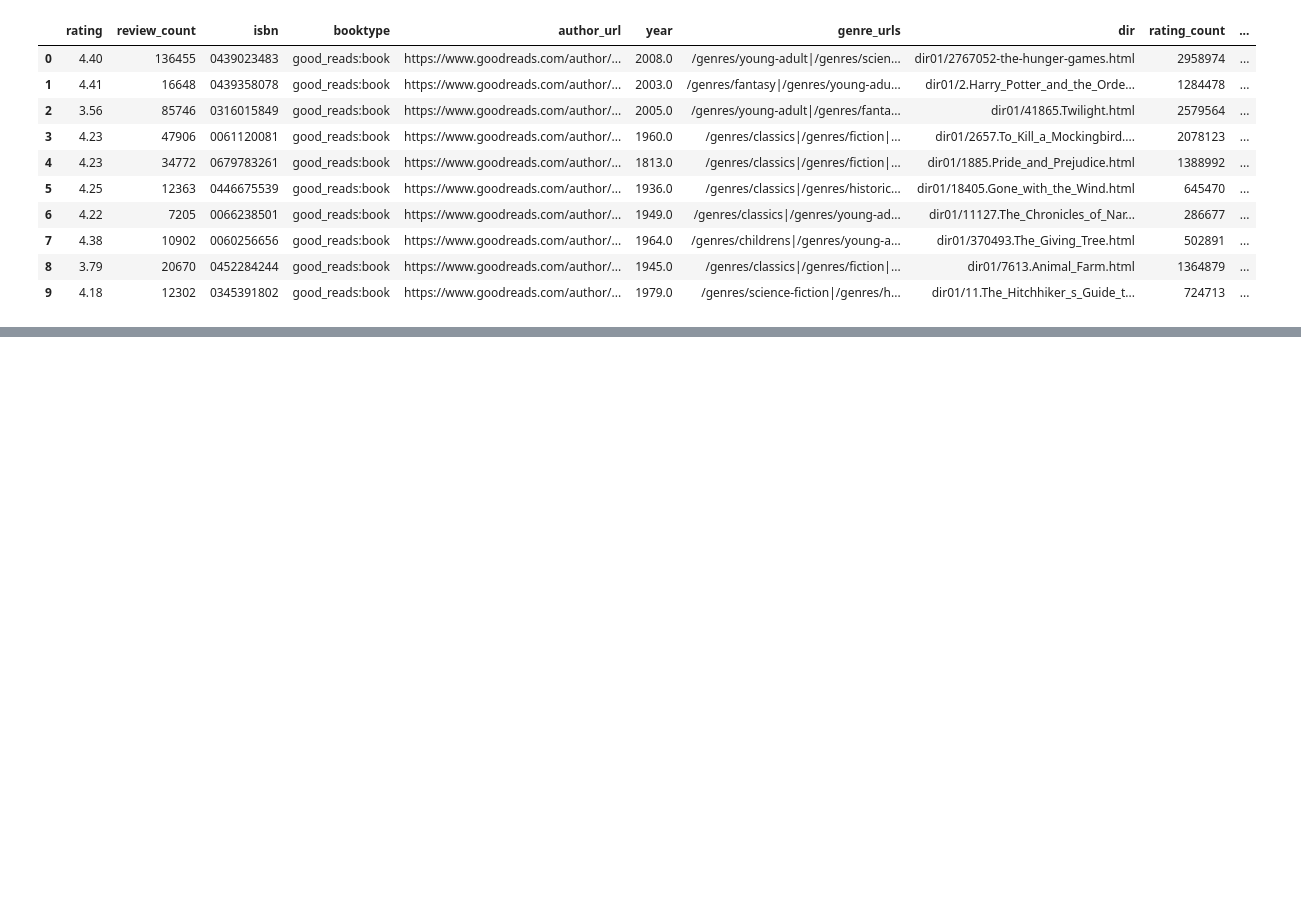
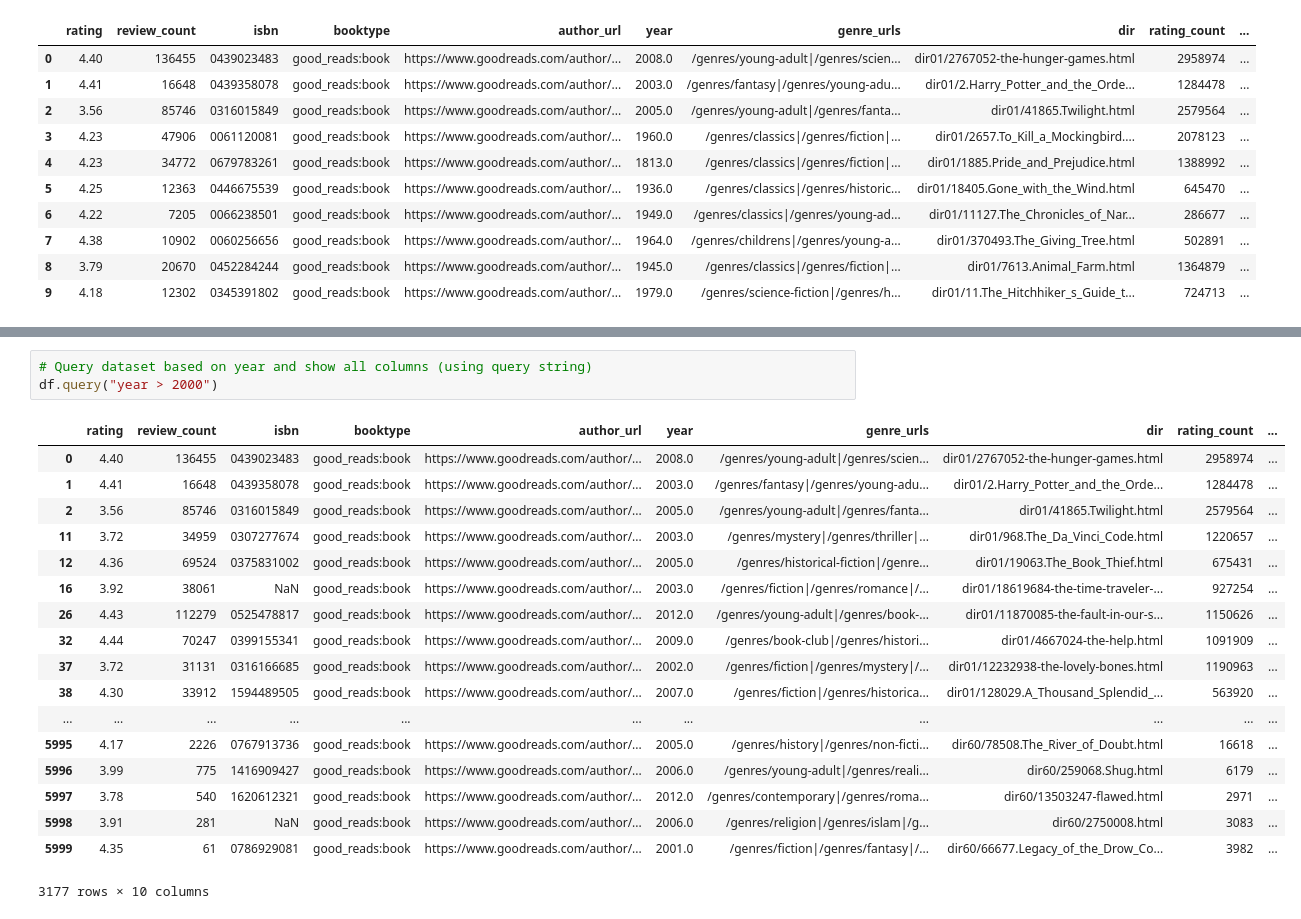
Before and after one commit to chrispaynes/OSDSC-Portfolio, a Jupyter notebook: notebooks/goodreads/goodreads.ipynb, the cells around one changed output, grey strips where cells are left out. Saved outputs shown, nothing was run; the diff lists cells and outputs as text; blank space fills up the shorter version.

Commit message:
goodreads data exploration

```diff
--- a/notebooks/goodreads/goodreads.ipynb
+++ b/notebooks/goodreads/goodreads.ipynb
@@ -37,0 +116,22 @@ df.head(10)
+# %%
+# Query dataset based on year and show all columns (using query string)
+df.query("year > 2000")
+# %% [output]
+|  | rating | review_count | isbn | booktype | author_url | year | genre_urls | dir | rating_count | ... |
+| 0 | 4.40 | 136455 | 0439023483 | good_reads:book | https://www.goodreads.com/author/... | 2008.0 | /genres/young-adult|/genres/scien... | dir01/2767052-the-hunger-games.html | 2958974 | ... |
+| 1 | 4.41 | 16648 | 0439358078 | good_reads:book | https://www.goodreads.com/author/... | 2003.0 | /genres/fantasy|/genres/young-adu... | dir01/2.Harry_Potter_and_the_Orde... | 1284478 | ... |
+| 2 | 3.56 | 85746 | 0316015849 | good_reads:book | https://www.goodreads.com/author/... | 2005.0 | /genres/young-adult|/genres/fanta... | dir01/41865.Twilight.html | 2579564 | ... |
+| 11 | 3.72 | 34959 | 0307277674 | good_reads:book | https://www.goodreads.com/author/... | 2003.0 | /genres/mystery|/genres/thriller|... | dir01/968.The_Da_Vinci_Code.html | 1220657 | ... |
+| 12 | 4.36 | 69524 | 0375831002 | good_reads:book | https://www.goodreads.com/author/... | 2005.0 | /genres/historical-fiction|/genre... | dir01/19063.The_Book_Thief.html | 675431 | ... |
+| 16 | 3.92 | 38061 | NaN | good_reads:book | https://www.goodreads.com/author/... | 2003.0 | /genres/fiction|/genres/romance|/... | dir01/18619684-the-time-traveler-... | 927254 | ... |
+| 26 | 4.43 | 112279 | 0525478817 | good_reads:book | https://www.goodreads.com/author/... | 2012.0 | /genres/young-adult|/genres/book-... | dir01/11870085-the-fault-in-our-s... | 1150626 | ... |
+| 32 | 4.44 | 70247 | 0399155341 | good_reads:book | https://www.goodreads.com/author/... | 2009.0 | /genres/book-club|/genres/histori... | dir01/4667024-the-help.html | 1091909 | ... |
+| 37 | 3.72 | 31131 | 0316166685 | good_reads:book | https://www.goodreads.com/author/... | 2002.0 | /genres/fiction|/genres/mystery|/... | dir01/12232938-the-lovely-bones.html | 1190963 | ... |
+| 38 | 4.30 | 33912 | 1594489505 | good_reads:book | https://www.goodreads.com/author/... | 2007.0 | /genres/fiction|/genres/historica... | dir01/128029.A_Thousand_Splendid_... | 563920 | ... |
+| ... | ... | ... | ... | ... | ... | ... | ... | ... | ... | ... |
+| 5995 | 4.17 | 2226 | 0767913736 | good_reads:book | https://www.goodreads.com/author/... | 2005.0 | /genres/history|/genres/non-ficti... | dir60/78508.The_River_of_Doubt.html | 16618 | ... |
+| 5996 | 3.99 | 775 | 1416909427 | good_reads:book | https://www.goodreads.com/author/... | 2006.0 | /genres/young-adult|/genres/reali... | dir60/259068.Shug.html | 6179 | ... |
+| 5997 | 3.78 | 540 | 1620612321 | good_reads:book | https://www.goodreads.com/author/... | 2012.0 | /genres/contemporary|/genres/roma... | dir60/13503247-flawed.html | 2971 | ... |
+| 5998 | 3.91 | 281 | NaN | good_reads:book | https://www.goodreads.com/author/... | 2006.0 | /genres/religion|/genres/islam|/g... | dir60/2750008.html | 3083 | ... |
+| 5999 | 4.35 | 61 | 0786929081 | good_reads:book | https://www.goodreads.com/author/... | 2001.0 | /genres/fiction|/genres/fantasy|/... | dir60/66677.Legacy_of_the_Drow_Co... | 3982 | ... |
+3177 rows × 10 columns
```
Also changed, not shown: parts of 21 cells of this notebook.
